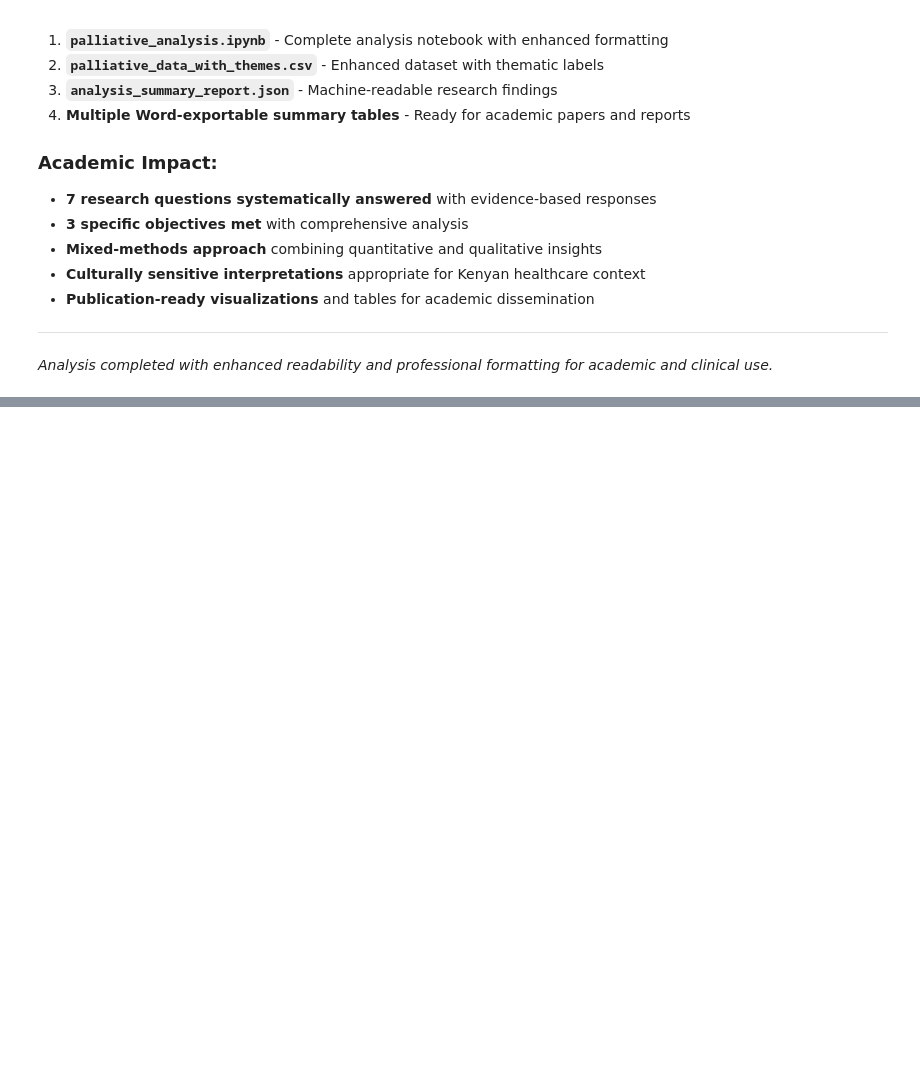
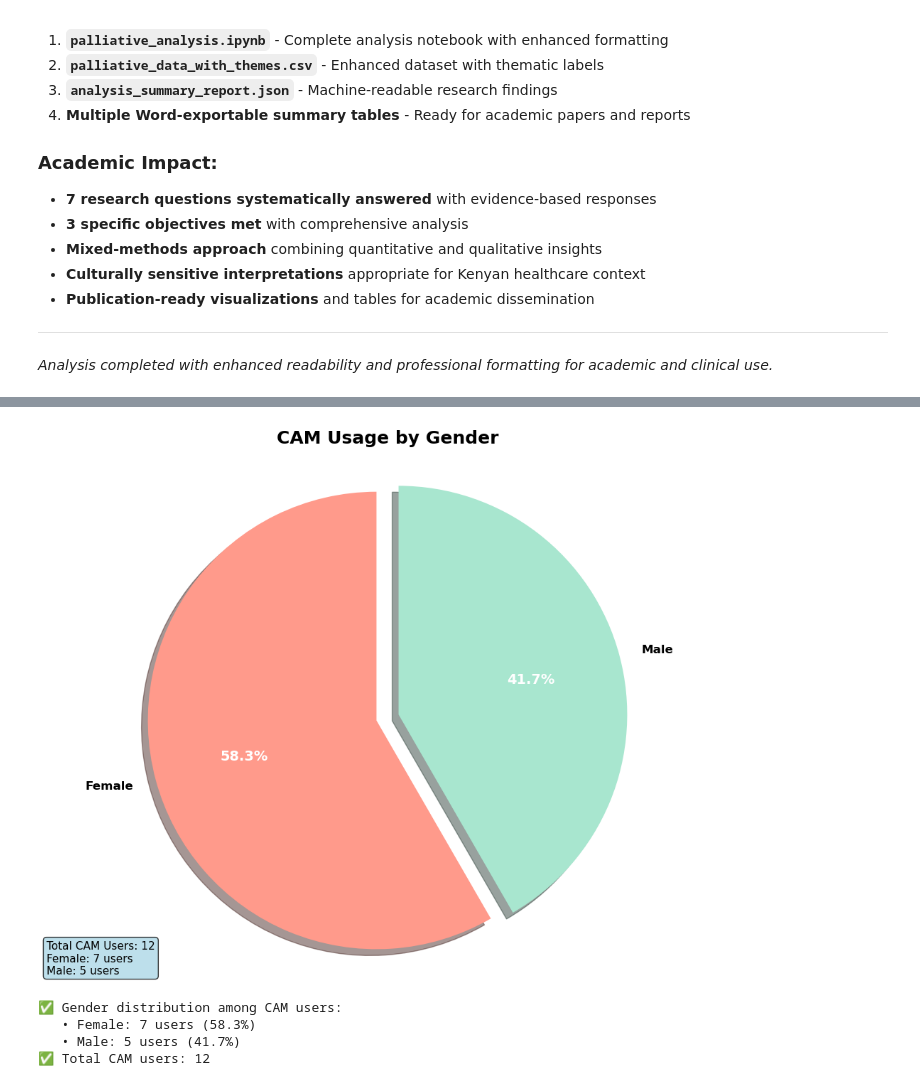
Before and after one commit to MadScie254/Palliative_Analysis, a Jupyter notebook: palliative_analysis.ipynb, the cells around one changed output, grey strips where cells are left out. Saved outputs shown, nothing was run; the diff lists cells and outputs as text; code cells hidden in the pictures; blank space fills up the shorter version.

Commit message:
Implement code changes to enhance functionality and improve performance

```diff
--- a/palliative_analysis.ipynb
+++ b/palliative_analysis.ipynb
@@ -3150,0 +3246,50 @@ This mixed-methods analysis of 13 palliative care patients at Kenyatta National
+# %%
+# Plot 3: CAM Usage by Gender
+plt.figure(figsize=(10, 8))
+
+# Get gender distribution for CAM users
+cam_gender_counts = df_clean[df_clean['usage_of_cam'] == 'YES']['gender'].value_counts()
+
+# Beautiful colors for gender
+colors = ['#FF9A8B', '#A8E6CF']  # Coral pink for Female, Mint green for Male
+explode = (0.05, 0.05)  # Slightly separate the slices
+
+# Create pie chart
+wedges, texts, autotexts = plt.pie(cam_gender_counts.values,
+                                  labels=cam_gender_counts.index,
+                                  autopct='%1.1f%%',
+                                  colors=colors,
+                                  explode=explode,
+                                  shadow=True,
+                                  startangle=90,
+                                  textprops={'fontsize': 12, 'fontweight': 'bold'})
+
+plt.title('CAM Usage by Gender', fontsize=18, fontweight='bold', pad=20)
+
+# Enhance the percentage text
+for autotext in autotexts:
+    autotext.set_color('white')
+    autotext.set_fontsize(14)
+    autotext.set_fontweight('bold')
+
+# Add count information
+plt.figtext(0.02, 0.02, f'Total CAM Users: {cam_gender_counts.sum()}\n' +
+                       f'Female: {cam_gender_counts.get("Female", 0)} users\n' +
+                       f'Male: {cam_gender_counts.get("Male", 0)} users',
+            fontsize=11, bbox=dict(boxstyle='round', facecolor='lightblue', alpha=0.8))
+
+plt.axis('equal')  # Equal aspect ratio ensures that pie is drawn as a circle
+plt.tight_layout()
+plt.show()
+
+print(f"✅ Gender distribution among CAM users:")
+for gender, count in cam_gender_counts.items():
+    percentage = (count/cam_gender_counts.sum())*100
+    print(f"   • {gender}: {count} users ({percentage:.1f}%)")
+print(f"✅ Total CAM users: {cam_gender_counts.sum()}")
+# %% [output]
+[figure, added]
+✅ Gender distribution among CAM users:
+   • Female: 7 users (58.3%)
+   • Male: 5 users (41.7%)
+✅ Total CAM users: 12
```
Also changed, not shown: parts of 9 cells of this notebook, 6 other files.
